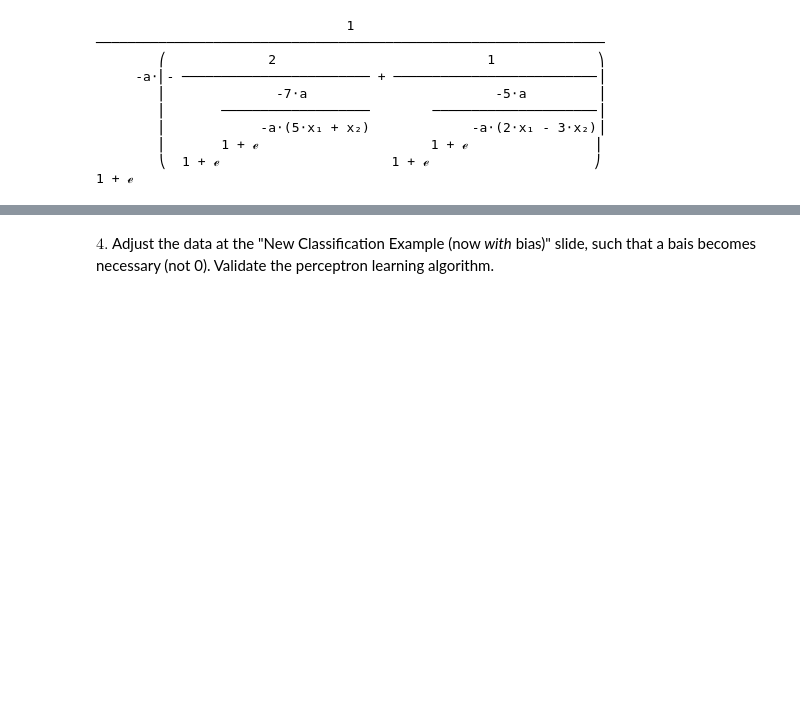
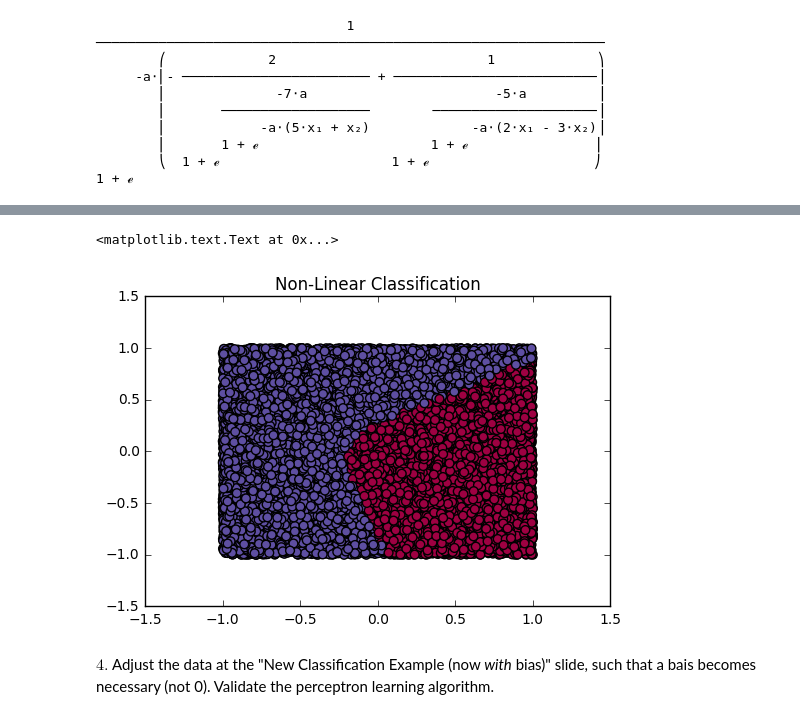
Before and after one commit to ani3190/ann, a Jupyter notebook: assignment2/assignment2.ipynb, the cells around one changed output, grey strips where cells are left out. Drawn from its saved outputs; the diff is of its cells as text; code cells hidden in the pictures; blank space fills up the shorter version.

```diff
--- a/assignment2/assignment2.ipynb
+++ b/assignment2/assignment2.ipynb
@@ -274,3 +215,29 @@ plt.title("After classification")
+# %%
+#Linear function
+np.random.seed(3)
+cls = classification()
+#Test
+number_of_inputs = 20000
+test_inputs = 2*np.random.random((number_of_inputs,2)) - 1
+
+y_test = cls.test(test_inputs, number_of_inputs, linear=False)
+y_mean = np.mean(np.abs(y_test))
+for i in range (len(y_test)):
+    #take the mean as a reference
+    if y_test[i] <= y_mean:
+        y_test[i] = 0
+    else:
+        y_test[i] = 1
+
+y_test = y_test.round(1)
+y_test = y_test.astype(int)
+
+fig1 = plt.figure()
+plt.scatter(test_inputs[:,0], test_inputs[:,1], s=40, c=y_test, cmap=plt.cm.Spectral)
+plt.title("Non-Linear Classification")
+# %% [output]
+<matplotlib.text.Text at 0x...>
+[figure, added]
 # %% [markdown]
 $4.$ Adjust the data at the "New Classification Example (now *with* bias)" slide, such that a bais becomes necessary (not 0). Validate the perceptron learning algorithm.
 # %% [markdown]
```
Also changed, not shown: parts of 4 cells of this notebook.
